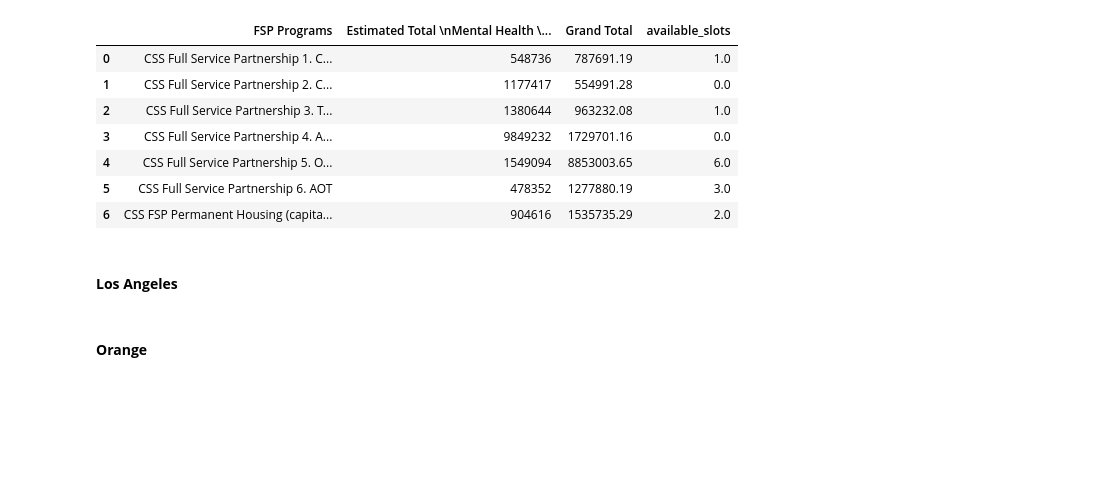
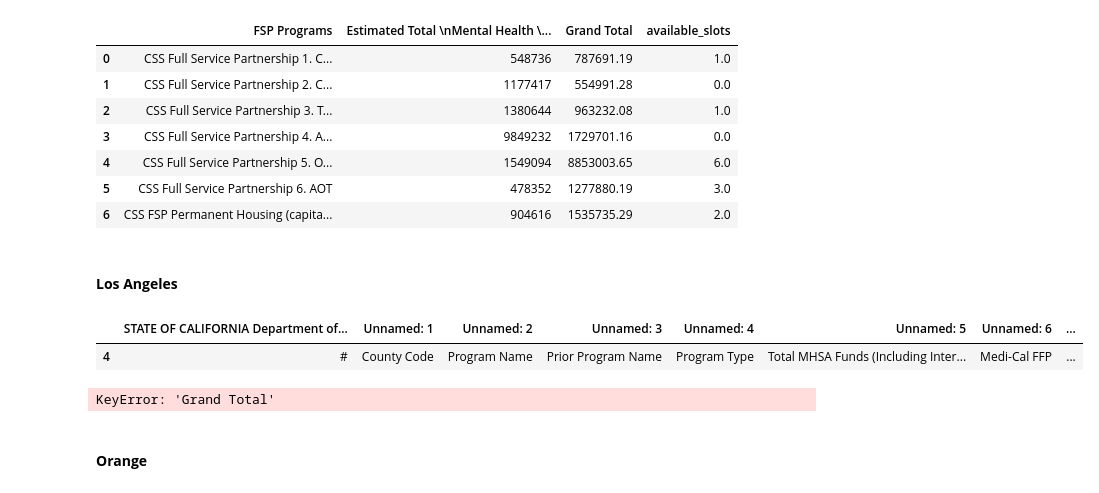
Before and after one commit to michellesuminpark/Data-Discovery, a Jupyter notebook: HBGI-UCB Research Workspace.ipynb, the cells around one changed output. Cells and saved outputs as stored; diff of their text form; code cells hidden in the pictures; blank space fills up the shorter version.

```diff
--- a/HBGI-UCB Research Workspace.ipynb
+++ b/HBGI-UCB Research Workspace.ipynb
@@ -189,6 +190,17 @@ sf_cost_per
 # %%
 # variables found in reports
 la_enrollees = 24833
+# %%
+la_cost_budget.iloc[4:5, :]
+# %% [output]
+|  | STATE OF CALIFORNIA Department of... | Unnamed: 1 | Unnamed: 2 | Unnamed: 3 | Unnamed: 4 | Unnamed: 5 | Unnamed: 6 | ... |
+| 4 | # | County Code | Program Name | Prior Program Name | Program Type | Total MHSA Funds (Including Inter... | Medi-Cal FFP | ... |
+# %%
+la_fsp_budget = la_cost_budget[la_cost_budget["Unnamed: 4"] == "FSP"]
+la_fsp_budget["Grand Total"] = la_fsp_budget["Grand Total"].str.replace('[\$,]', '', regex=True).astype(float)
+la_fsp_budget.head(3)
+# %% [output]
+KeyError: 'Grand Total'
 # %% [markdown]
 #### **Orange**
 # %%
```
Also changed, not shown: parts of 1 cell of this notebook.
